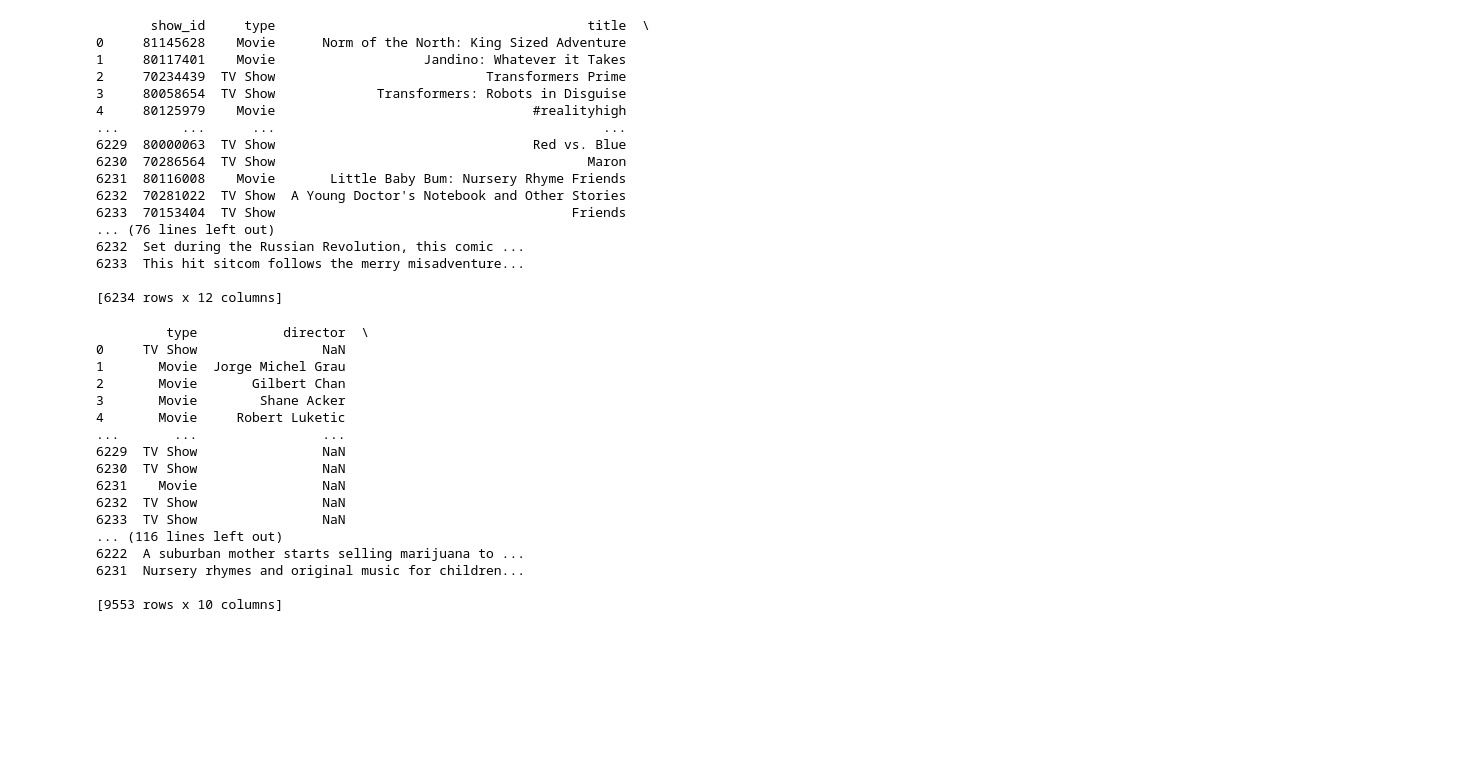
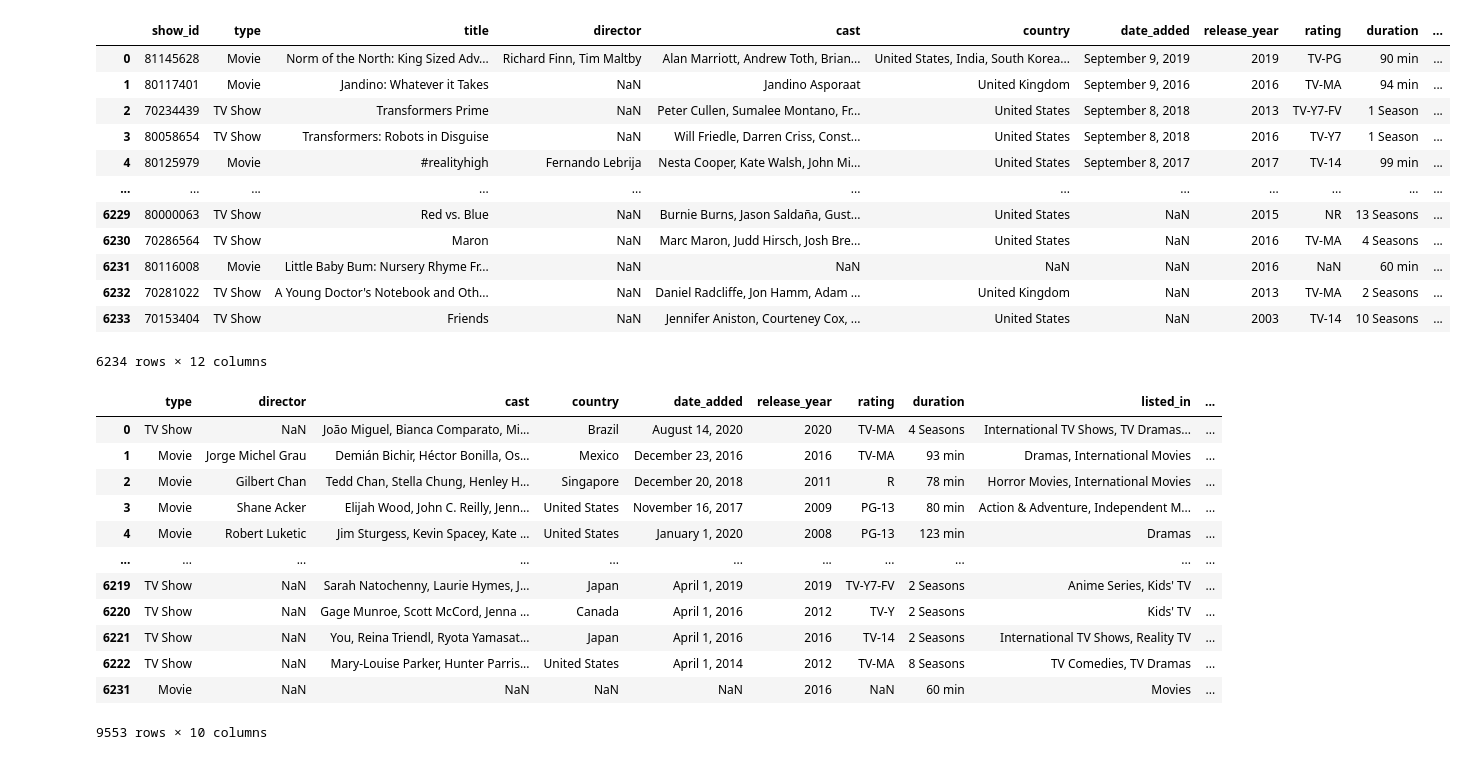
Before and after one commit to wry1205/Fall2023_Info574-wry1205, a Jupyter notebook: final project/final project.ipynb, the cells around one changed output. Cells and saved outputs as stored; diff of their text form; code cells hidden in the pictures; blank space fills up the shorter version.

```diff
--- a/final project/final project.ipynb
+++ b/final project/final project.ipynb
@@ -26,24 +24,20 @@ print(df1)
 # %%
 # netflix_titles_2
 df2 = pd.read_csv('netflix_titles_2.csv')
 
-print(df2)
+df2
 # %% [output]
+|  | show_id | type | title | director | cast | country | date_added | release_year | rating | duration | ... |
+| 0 | 81145628 | Movie | Norm of the North: King Sized Adv... | Richard Finn, Tim Maltby | Alan Marriott, Andrew Toth, Brian... | United States, India, South Korea... | September 9, 2019 | 2019 | TV-PG | 90 min | ... |
+| 1 | 80117401 | Movie | Jandino: Whatever it Takes | NaN | Jandino Asporaat | United Kingdom | September 9, 2016 | 2016 | TV-MA | 94 min | ... |
+| 2 | 70234439 | TV Show | Transformers Prime | NaN | Peter Cullen, Sumalee Montano, Fr... | United States | September 8, 2018 | 2013 | TV-Y7-FV | 1 Season | ... |
+| 3 | 80058654 | TV Show | Transformers: Robots in Disguise | NaN | Will Friedle, Darren Criss, Const... | United States | September 8, 2018 | 2016 | TV-Y7 | 1 Season | ... |
+| 4 | 80125979 | Movie | #realityhigh | Fernando Lebrija | Nesta Cooper, Kate Walsh, John Mi... | United States | September 8, 2017 | 2017 | TV-14 | 99 min | ... |
+| ... | ... | ... | ... | ... | ... | ... | ... | ... | ... | ... | ... |
+| 6229 | 80000063 | TV Show | Red vs. Blue | NaN | Burnie Burns, Jason Saldaña, Gust... | United States | NaN | 2015 | NR | 13 Seasons | ... |
+| 6230 | 70286564 | TV Show | Maron | NaN | Marc Maron, Judd Hirsch, Josh Bre... | United States | NaN | 2016 | TV-MA | 4 Seasons | ... |
+| 6231 | 80116008 | Movie | Little Baby Bum: Nursery Rhyme Fr... | NaN | NaN | NaN | NaN | 2016 | NaN | 60 min | ... |
+| 6232 | 70281022 | TV Show | A Young Doctor's Notebook and Oth... | NaN | Daniel Radcliffe, Jon Hamm, Adam ... | United Kingdom | NaN | 2013 | TV-MA | 2 Seasons | ... |
+| 6233 | 70153404 | TV Show | Friends | NaN | Jennifer Aniston, Courteney Cox, ... | United States | NaN | 2003 | TV-14 | 10 Seasons | ... |
-       show_id     type                                        title  \
-0     81145628    Movie      Norm of the North: King Sized Adventure
-1     80117401    Movie                   Jandino: Whatever it Takes
-2     70234439  TV Show                           Transformers Prime
-3     80058654  TV Show             Transformers: Robots in Disguise
-4     80125979    Movie                                 #realityhigh
-...        ...      ...                                          ...
-6229  80000063  TV Show                                 Red vs. Blue
-6230  70286564  TV Show                                        Maron
-6231  80116008    Movie       Little Baby Bum: Nursery Rhyme Friends
-6232  70281022  TV Show  A Young Doctor's Notebook and Other Stories
-6233  70153404  TV Show                                      Friends
-... (76 lines left out)
-6232  Set during the Russian Revolution, this comic ...
-6233  This hit sitcom follows the merry misadventure...
-
-[6234 rows x 12 columns]
+6234 rows × 12 columns
 # %%
@@ -52,26 +46,20 @@ df1 = df1.drop(columns = ['show_id', 'title'])
 df2 = df2.drop(columns = ['show_id', 'title'])
 # %%
 frames = [df1, df2]
-raw_result = pd.concat(frames)
-result = pd.concat(frames).drop_duplicates()
+df0 = pd.concat(frames).drop_duplicates()
 
-print(raw_result)
-print(result)
+df0
 # %% [output]
+|  | type | director | cast | country | date_added | release_year | rating | duration | listed_in | ... |
+| 0 | TV Show | NaN | João Miguel, Bianca Comparato, Mi... | Brazil | August 14, 2020 | 2020 | TV-MA | 4 Seasons | International TV Shows, TV Dramas... | ... |
+| 1 | Movie | Jorge Michel Grau | Demián Bichir, Héctor Bonilla, Os... | Mexico | December 23, 2016 | 2016 | TV-MA | 93 min | Dramas, International Movies | ... |
+| 2 | Movie | Gilbert Chan | Tedd Chan, Stella Chung, Henley H... | Singapore | December 20, 2018 | 2011 | R | 78 min | Horror Movies, International Movies | ... |
+| 3 | Movie | Shane Acker | Elijah Wood, John C. Reilly, Jenn... | United States | November 16, 2017 | 2009 | PG-13 | 80 min | Action & Adventure, Independent M... | ... |
+| 4 | Movie | Robert Luketic | Jim Sturgess, Kevin Spacey, Kate ... | United States | January 1, 2020 | 2008 | PG-13 | 123 min | Dramas | ... |
+| ... | ... | ... | ... | ... | ... | ... | ... | ... | ... | ... |
+| 6219 | TV Show | NaN | Sarah Natochenny, Laurie Hymes, J... | Japan | April 1, 2019 | 2019 | TV-Y7-FV | 2 Seasons | Anime Series, Kids' TV | ... |
+| 6220 | TV Show | NaN | Gage Munroe, Scott McCord, Jenna ... | Canada | April 1, 2016 | 2012 | TV-Y | 2 Seasons | Kids' TV | ... |
+| 6221 | TV Show | NaN | You, Reina Triendl, Ryota Yamasat... | Japan | April 1, 2016 | 2016 | TV-14 | 2 Seasons | International TV Shows, Reality TV | ... |
+| 6222 | TV Show | NaN | Mary-Louise Parker, Hunter Parris... | United States | April 1, 2014 | 2012 | TV-MA | 8 Seasons | TV Comedies, TV Dramas | ... |
+| 6231 | Movie | NaN | NaN | NaN | NaN | 2016 | NaN | 60 min | Movies | ... |
-         type           director  \
-0     TV Show                NaN
-1       Movie  Jorge Michel Grau
-2       Movie       Gilbert Chan
-3       Movie        Shane Acker
-4       Movie     Robert Luketic
-...       ...                ...
-6229  TV Show                NaN
-6230  TV Show                NaN
-6231    Movie                NaN
-6232  TV Show                NaN
-6233  TV Show                NaN
-... (116 lines left out)
-6222  A suburban mother starts selling marijuana to ...
-6231  Nursery rhymes and original music for children...
-
-[9553 rows x 10 columns]
+9553 rows × 10 columns
```
Also changed, not shown: parts of 11 cells of this notebook, 1 other file.
